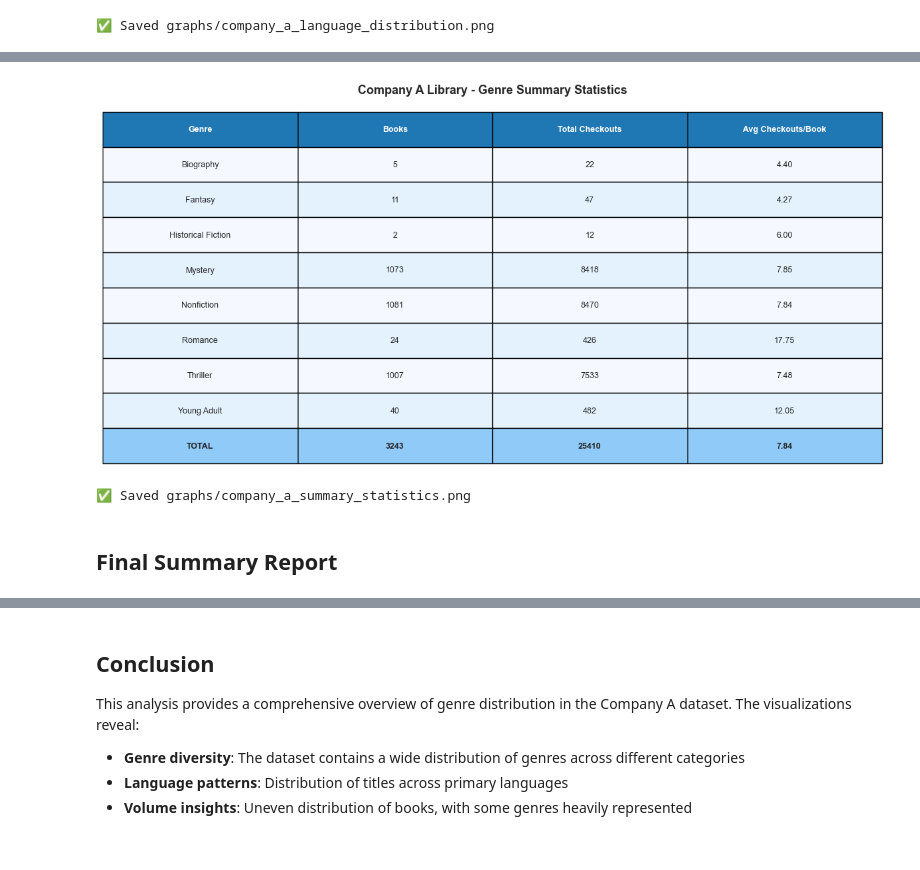
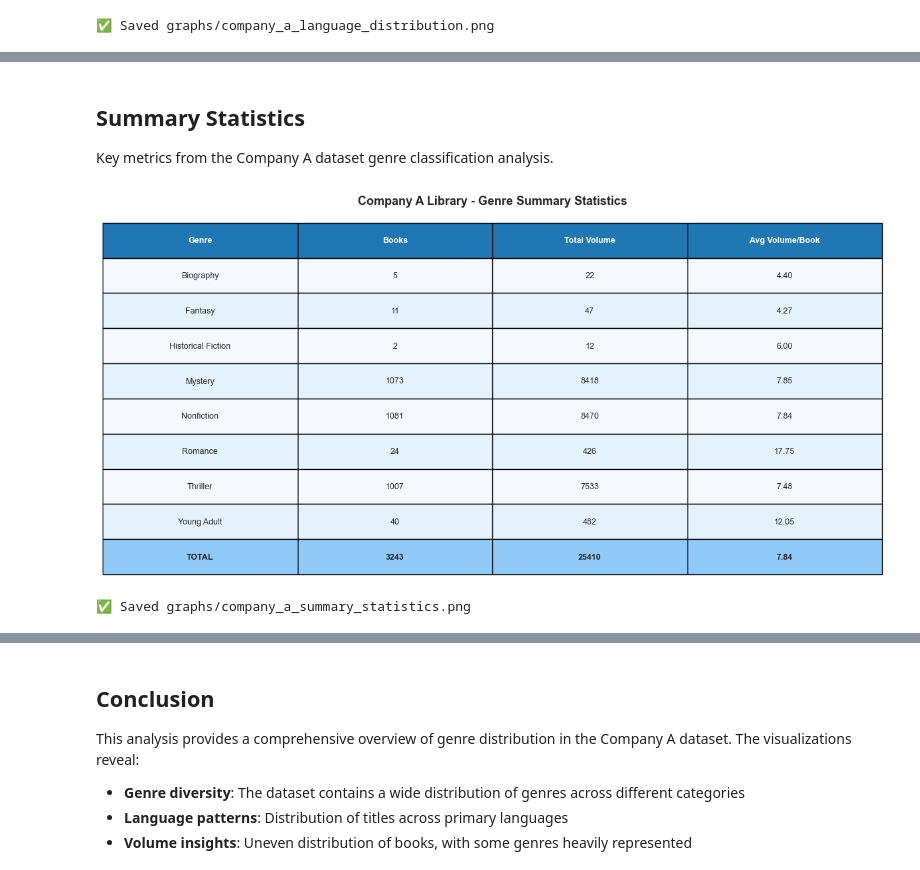
Before and after one commit to manoukyanmari/book-recommendation-system, a Jupyter notebook: book-genre-ai/company_a/company_a_visualization.ipynb, the cells around one changed output, grey strips where cells are left out. Drawn from its saved outputs; the diff is of its cells as text; code cells hidden in the pictures.

```diff
--- a/book-genre-ai/company_a/company_a_visualization.ipynb
+++ b/book-genre-ai/company_a/company_a_visualization.ipynb
@@ -58,7 +58,7 @@ First few rows:
 # Parse genres (comma-separated strings)
 all_genres = []
 genre_counts = Counter()
-genre_checkouts = Counter()
+genre_volume = Counter()
 
 for idx, row in df.iterrows():
     genres_str = str(row['Genres']).strip()
@@ -66,7 +66,7 @@ for idx, row in df.iterrows():
         genres = [g.strip() for g in genres_str.split(',')]
         for genre in genres:
             genre_counts[genre] += 1
-            genre_checkouts[genre] += row['Number']
+            genre_volume[genre] += row['Number']
         all_genres.extend(genres)
 
 print(f"Total books with genres: {len([g for g in df['Genres'] if pd.notna(g) and g != ''])}")
@@ -158,3 +1009,7 @@ print("✅ Saved graphs/company_a_language_distribution.png")
+# %% [markdown]
+## Summary Statistics
+
+Key metrics from the Company A dataset genre classification analysis.
 # %%
 # Create comprehensive summary statistics table
 fig, ax = plt.subplots(figsize=(12, 6))
@@ -164,59 +1019,57 @@ ax.axis('off')
 summary_stats = []
 for genre in sorted(genre_counts.keys()):
     title_count = genre_counts[genre]
-    total_checkouts = genre_checkouts[genre]
-    avg_checkouts = total_checkouts / title_count if title_count > 0 else 0
+    total_volume = genre_volume[genre]
+    avg_volume = total_volume / title_count if title_count > 0 else 0
     summary_stats.append([
         genre,
         f"{title_count}",
-        f"{int(total_checkouts)}",
-        f"{avg_checkouts:.2f}"
+        f"{int(total_volume)}",
+        f"{avg_volume:.2f}"
     ])
 
 # Add totals row
 total_books = sum(genre_counts.values())
-total_checkouts_all = sum(genre_checkouts.values())
+total_volume_all = sum(genre_volume.values())
 summary_stats.append([
     "TOTAL",
     f"{total_books}",
-    f"{int(total_checkouts_all)}",
-    f"{total_checkouts_all/total_books:.2f}"
+    f"{int(total_volume_all)}",
+    f"{total_volume_all/total_books:.2f}"
 ])
 
 # Create table
-columns = ['Genre', 'Books', 'Total Checkouts', 'Avg Checkouts/Book']
+columns = ['Genre', 'Books', 'Total Volume', 'Avg Volume/Book']
 table = ax.table(cellText=summary_stats, colLabels=columns, cellLoc='center',
                   loc='center', bbox=[0, 0, 1, 1])
 
 table.auto_set_font_size(False)
 table.set_fontsize(9)
 table.scale(1, 2)
 
 # Style header
 for i in range(len(columns)):
     table[(0, i)].set_facecolor('#1F77B4')
     table[(0, i)].set_text_props(weight='bold', color='white')
 
 # Style total row
 for i in range(len(columns)):
     table[(len(summary_stats), i)].set_facecolor('#90CAF9')
     table[(len(summary_stats), i)].set_text_props(weight='bold')
 
 # Alternate row colors
 for i in range(1, len(summary_stats)):
     for j in range(len(columns)):
         if i % 2 == 0:
             table[(i, j)].set_facecolor('#E3F2FD')
         else:
             table[(i, j)].set_facecolor('#F5F9FF')
 
 plt.title('Company A Library - Genre Summary Statistics', fontsize=13, fontweight='bold', pad=20)
 plt.tight_layout()
 plt.savefig('graphs/company_a_summary_statistics.png', dpi=300, bbox_inches='tight')
 plt.show()
 print("✅ Saved graphs/company_a_summary_statistics.png")
 # %% [output]
-[figure, old version]
+[figure, new version]
 ✅ Saved graphs/company_a_summary_statistics.png
-# %% [markdown]
-## Final Summary Report
```
Also changed, not shown: parts of 42 cells of this notebook, 26 other files.
